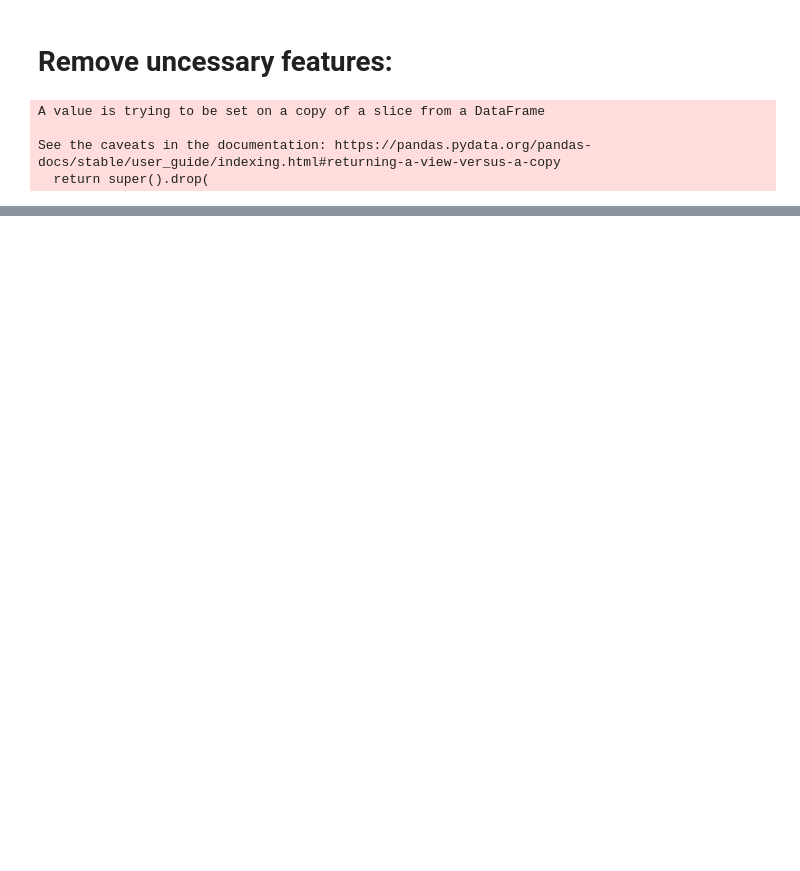
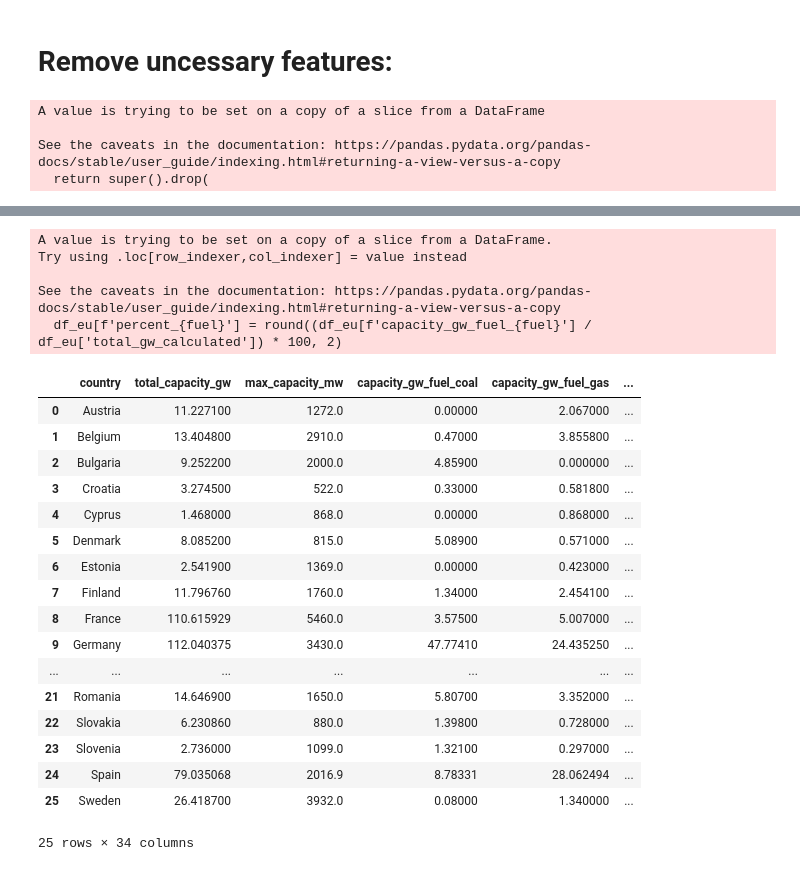
Before and after one commit to SinanSeyhan/green-electricity-project, a Jupyter notebook: notebooks/data_analysis_sinan.ipynb, the cells around one changed output, grey strips where cells are left out. Saved outputs shown, nothing was run; the diff lists cells and outputs as text; code cells hidden in the pictures; blank space fills up the shorter version.

```diff
--- a/notebooks/data_analysis_sinan.ipynb
+++ b/notebooks/data_analysis_sinan.ipynb
@@ -208,6 +191,30 @@ fuels = ['biomass',
 # %%
 for fuel in fuels:
-    df_eu[f'{fuel}_percent'] = (df_eu[f'capacity_gw_fuel_{fuel}'] / df_eu['total_capacity_gw']) * 100
+    df_eu[f'percent_{fuel}'] = round((df_eu[f'capacity_gw_fuel_{fuel}'] / df_eu['total_gw_calculated']) * 100, 2)
 df_eu
+# %% [output]
+A value is trying to be set on a copy of a slice from a DataFrame.
+Try using .loc[row_indexer,col_indexer] = value instead
+
+See the caveats in the documentation: https://pandas.pydata.org/pandas-docs/stable/user_guide/indexing.html#returning-a-view-versus-a-copy
+  df_eu[f'percent_{fuel}'] = round((df_eu[f'capacity_gw_fuel_{fuel}'] / df_eu['total_gw_calculated']) * 100, 2)
+|  | country | total_capacity_gw | max_capacity_mw | capacity_gw_fuel_coal | capacity_gw_fuel_gas | ... |
+| 0 | Austria | 11.227100 | 1272.0 | 0.00000 | 2.067000 | ... |
+| 1 | Belgium | 13.404800 | 2910.0 | 0.47000 | 3.855800 | ... |
+| 2 | Bulgaria | 9.252200 | 2000.0 | 4.85900 | 0.000000 | ... |
+| 3 | Croatia | 3.274500 | 522.0 | 0.33000 | 0.581800 | ... |
+| 4 | Cyprus | 1.468000 | 868.0 | 0.00000 | 0.868000 | ... |
+| 5 | Denmark | 8.085200 | 815.0 | 5.08900 | 0.571000 | ... |
+| 6 | Estonia | 2.541900 | 1369.0 | 0.00000 | 0.423000 | ... |
+| 7 | Finland | 11.796760 | 1760.0 | 1.34000 | 2.454100 | ... |
+| 8 | France | 110.615929 | 5460.0 | 3.57500 | 5.007000 | ... |
+| 9 | Germany | 112.040375 | 3430.0 | 47.77410 | 24.435250 | ... |
+| ... | ... | ... | ... | ... | ... | ... |
+| 21 | Romania | 14.646900 | 1650.0 | 5.80700 | 3.352000 | ... |
+| 22 | Slovakia | 6.230860 | 880.0 | 1.39800 | 0.728000 | ... |
+| 23 | Slovenia | 2.736000 | 1099.0 | 1.32100 | 0.297000 | ... |
+| 24 | Spain | 79.035068 | 2016.9 | 8.78331 | 28.062494 | ... |
+| 25 | Sweden | 26.418700 | 3932.0 | 0.08000 | 1.340000 | ... |
+25 rows × 34 columns
 # %%
 df_eu.info()
```
Also changed, not shown: parts of 29 cells of this notebook.
